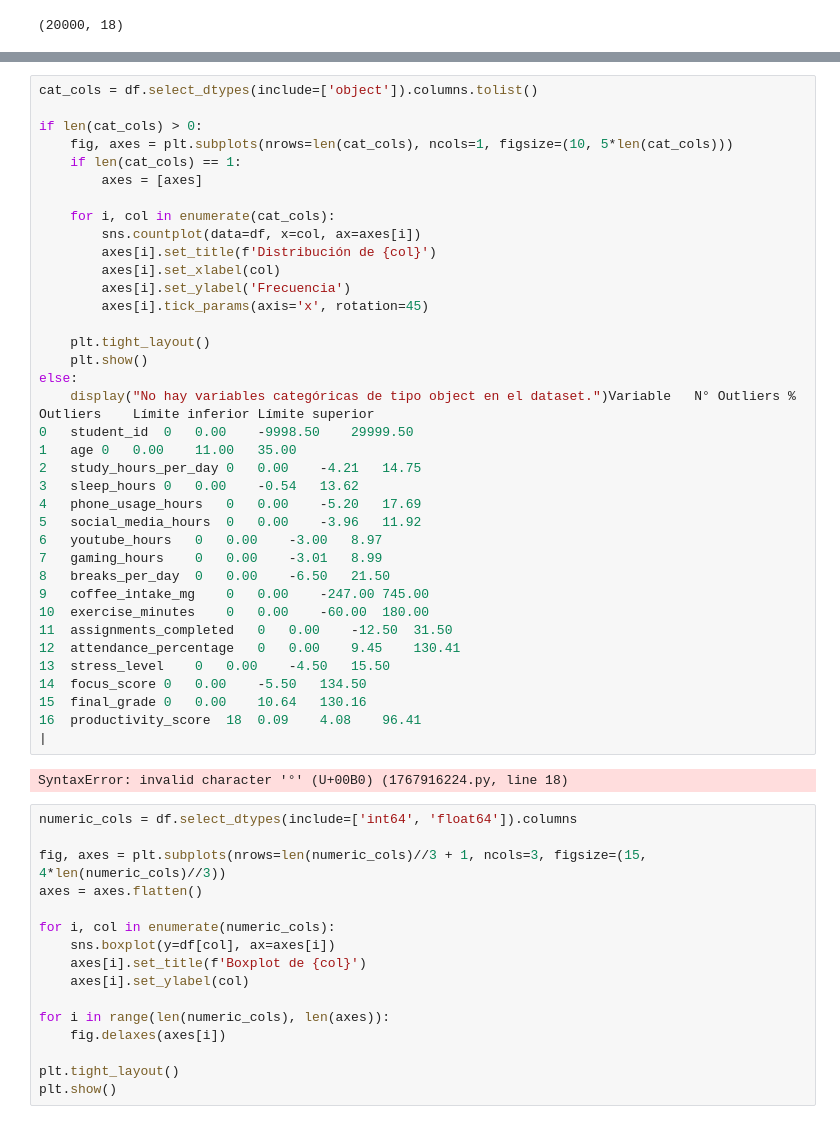
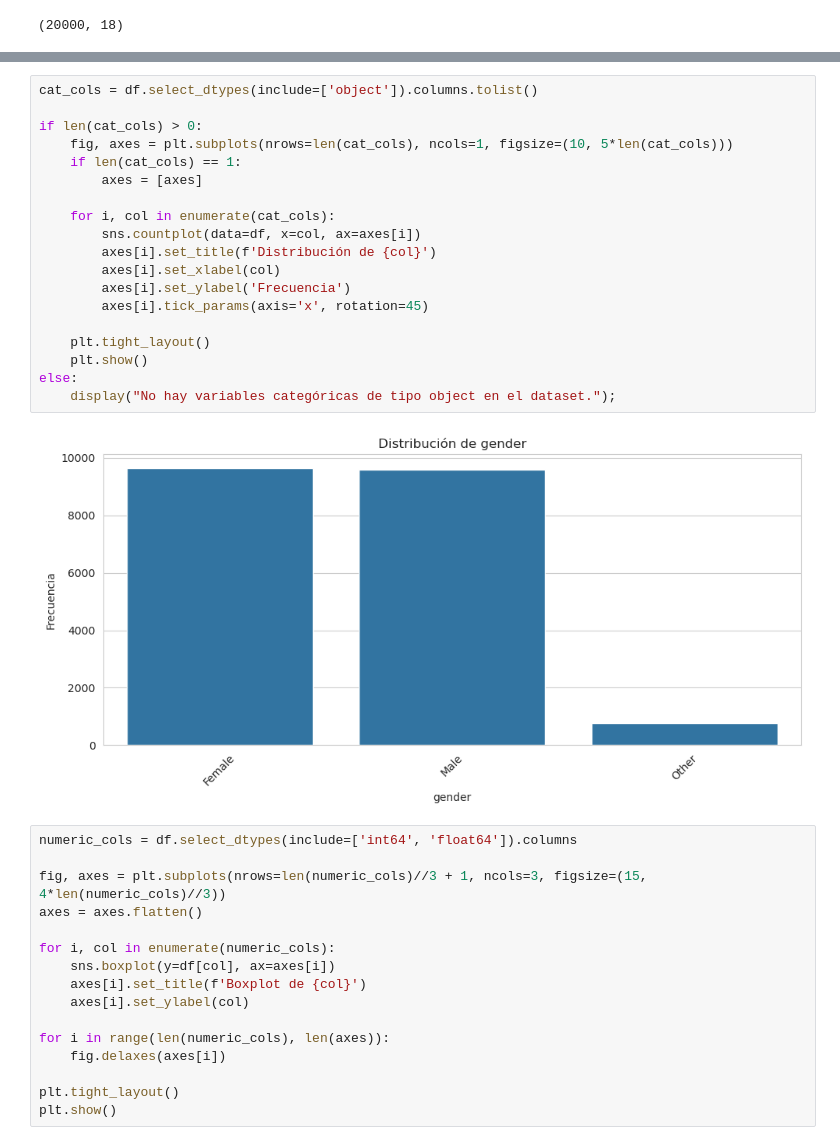
Before and after one commit to david37432/Proyecto-Aprendizaje-Maquina, a Jupyter notebook: notebooks/ComprensionDatos.ipynb, the cells around one changed output, grey strips where cells are left out. Drawn from its saved outputs; the diff is of its cells as text.

```diff
--- a/notebooks/ComprensionDatos.ipynb
+++ b/notebooks/ComprensionDatos.ipynb
@@ -115,42 +115,24 @@ plt.show()
 # %%
 cat_cols = df.select_dtypes(include=['object']).columns.tolist()
 
 if len(cat_cols) > 0:
     fig, axes = plt.subplots(nrows=len(cat_cols), ncols=1, figsize=(10, 5*len(cat_cols)))
     if len(cat_cols) == 1:
         axes = [axes]
 
     for i, col in enumerate(cat_cols):
         sns.countplot(data=df, x=col, ax=axes[i])
         axes[i].set_title(f'Distribución de {col}')
         axes[i].set_xlabel(col)
         axes[i].set_ylabel('Frecuencia')
         axes[i].tick_params(axis='x', rotation=45)
 
     plt.tight_layout()
     plt.show()
 else:
-    display("No hay variables categóricas de tipo object en el dataset.")Variable	N° Outliers	% Outliers	Límite inferior	Límite superior
-0	student_id	0	0.00	-9998.50	29999.50
-1	age	0	0.00	11.00	35.00
-2	study_hours_per_day	0	0.00	-4.21	14.75
-3	sleep_hours	0	0.00	-0.54	13.62
-4	phone_usage_hours	0	0.00	-5.20	17.69
-5	social_media_hours	0	0.00	-3.96	11.92
-6	youtube_hours	0	0.00	-3.00	8.97
-7	gaming_hours	0	0.00	-3.01	8.99
-8	breaks_per_day	0	0.00	-6.50	21.50
-9	coffee_intake_mg	0	0.00	-247.00	745.00
-10	exercise_minutes	0	0.00	-60.00	180.00
-11	assignments_completed	0	0.00	-12.50	31.50
-12	attendance_percentage	0	0.00	9.45	130.41
-13	stress_level	0	0.00	-4.50	15.50
-14	focus_score	0	0.00	-5.50	134.50
-15	final_grade	0	0.00	10.64	130.16
-16	productivity_score	18	0.09	4.08	96.41
-|
+    display("No hay variables categóricas de tipo object en el dataset.");
 # %% [output]
-SyntaxError: invalid character '°' (U+00B0) (1767916224.py, line 18)
+[figure, added]
 # %%
 numeric_cols = df.select_dtypes(include=['int64', 'float64']).columns
 
```
Also changed, not shown: parts of 1 cell of this notebook, 1 other file.
